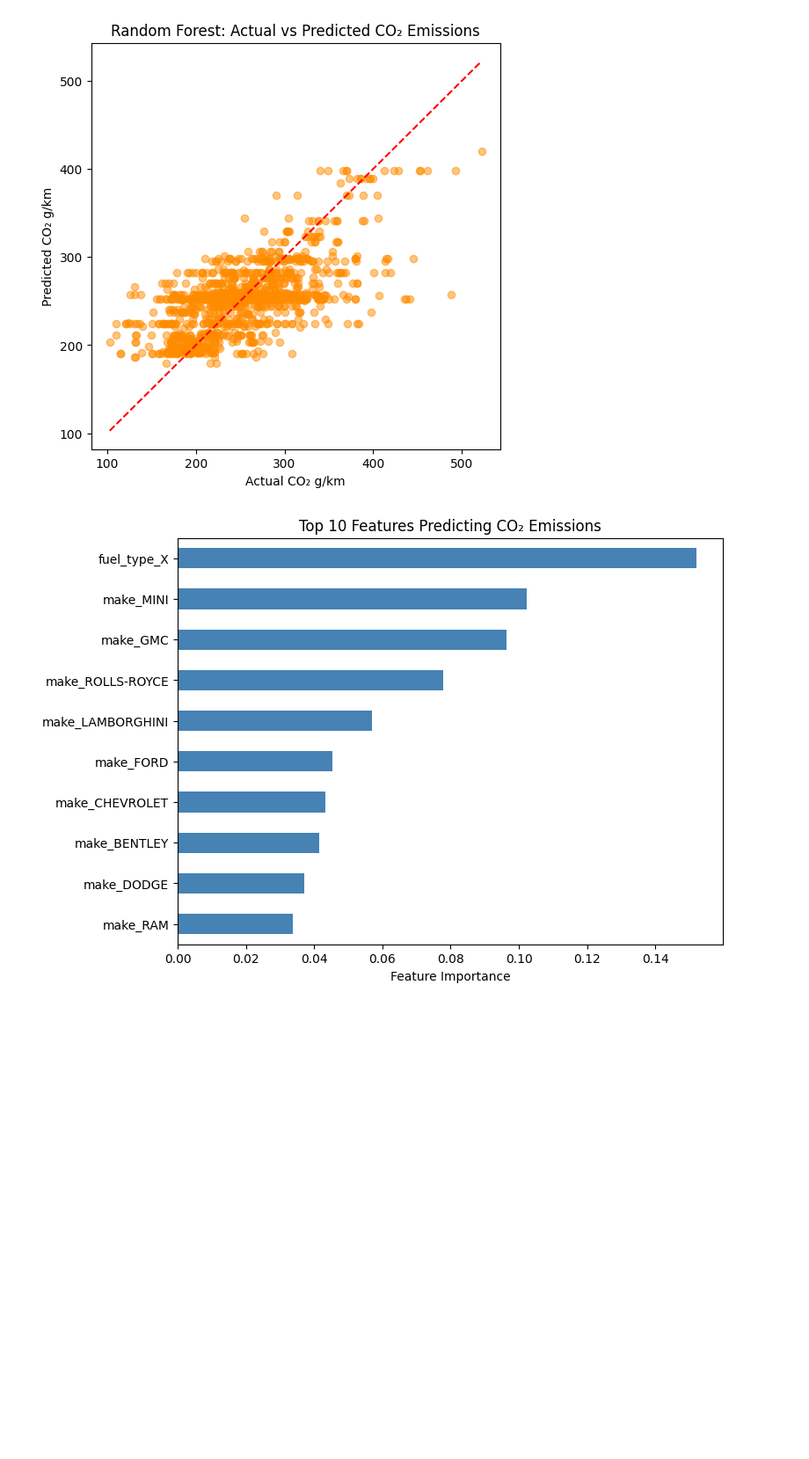
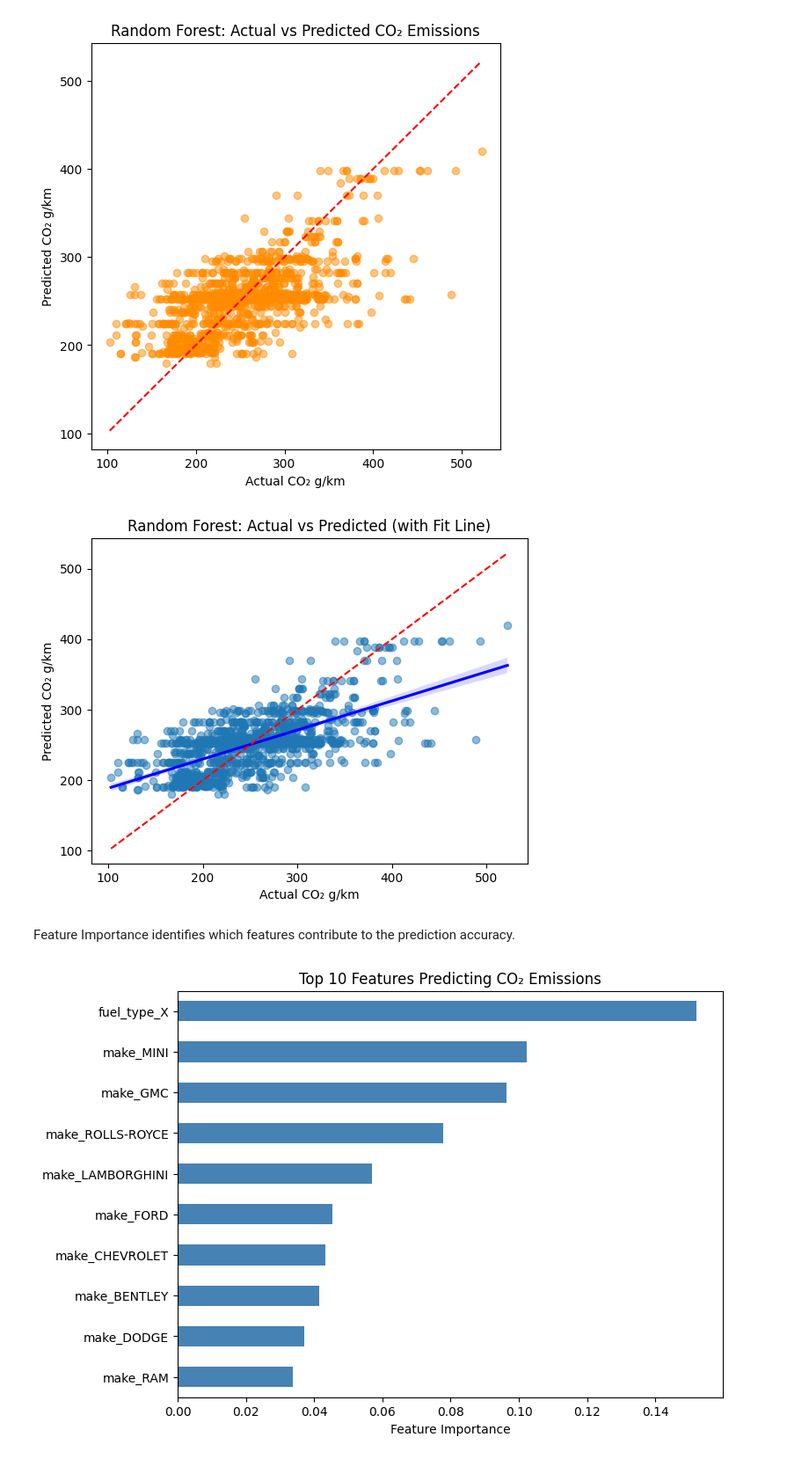
Before and after one commit to dfintel25/Emissions_Analysis_Capstone, a Jupyter notebook: notebooks/emission_comparison.ipynb, the cells around one changed output. Shown at 88% size. Drawn from its saved outputs; the diff is of its cells as text; code cells hidden in the pictures; blank space fills up the shorter version.

```diff
--- a/notebooks/emission_comparison.ipynb
+++ b/notebooks/emission_comparison.ipynb
@@ -403,6 +526,17 @@ plt.title("Random Forest: Actual vs Predicted CO₂ Emissions")
 plt.show()
 # %% [output]
 [figure]
+# %%
+sns.regplot(x=y_test, y=y_pred_rf, scatter_kws={'alpha':0.5}, line_kws={'color':'blue'})
+plt.plot([y_test.min(), y_test.max()], [y_test.min(), y_test.max()], 'r--')
+plt.xlabel("Actual CO₂ g/km")
+plt.ylabel("Predicted CO₂ g/km")
+plt.title("Random Forest: Actual vs Predicted (with Fit Line)")
+plt.show()
+# %% [output]
+[figure, added]
+# %% [markdown]
+Feature Importance identifies which features contribute to the prediction accuracy.
 # %%
 # Feature importance
 importances = pd.Series(rf.feature_importances_, index=X_train.columns)
```
Also changed, not shown: parts of 21 cells of this notebook, 2 other files.
